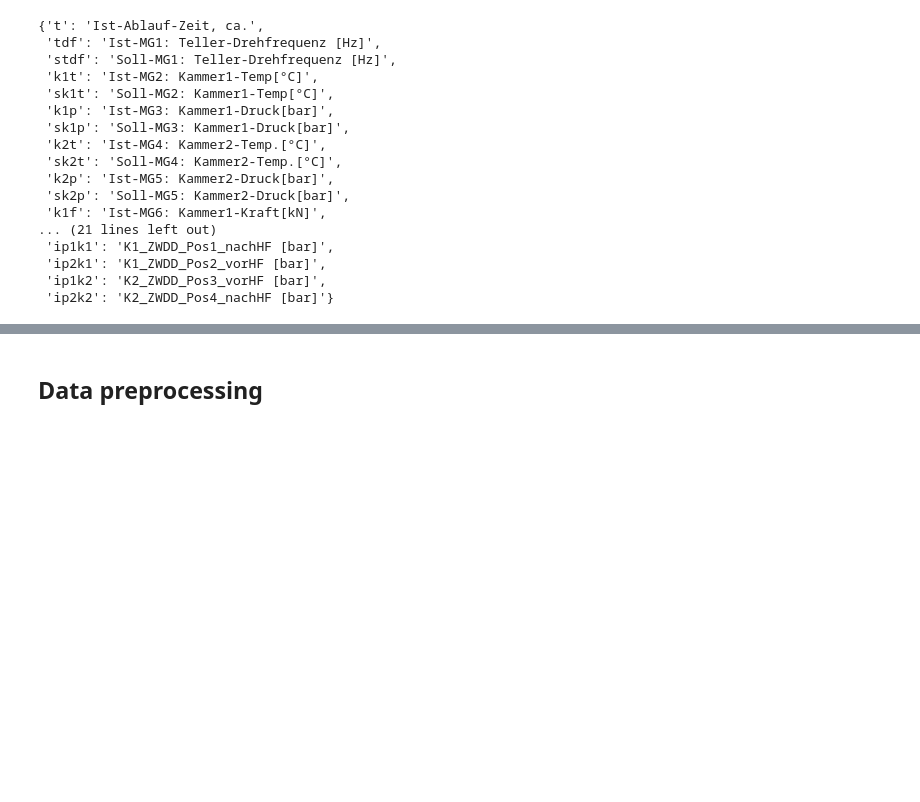
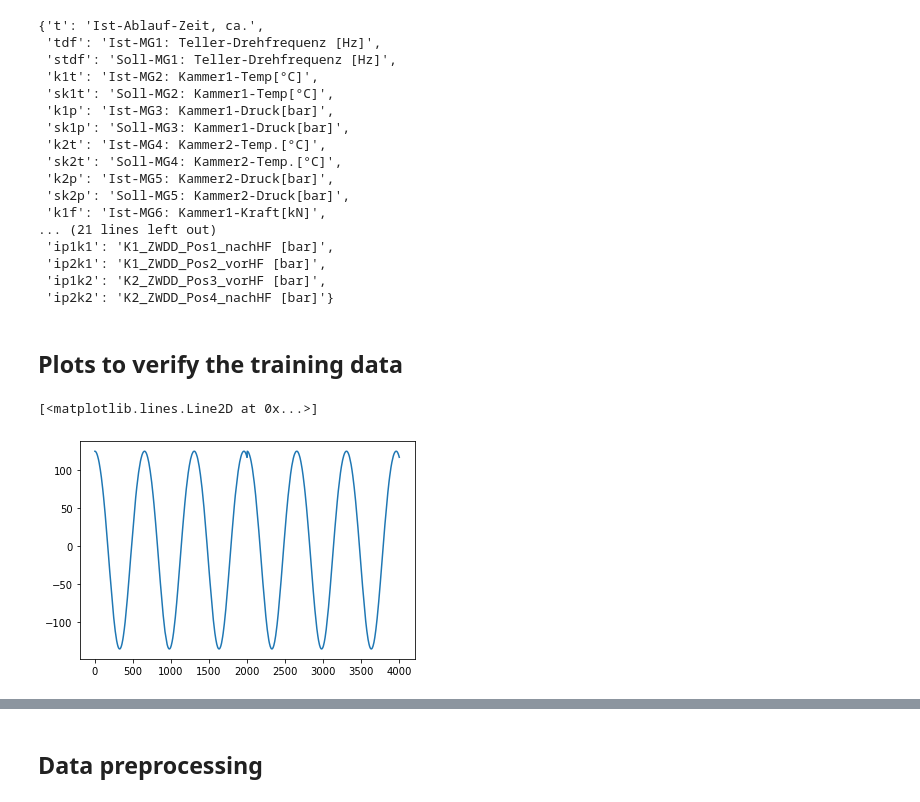
Before and after one commit to chen-xin-94/trelleborg, a Jupyter notebook: Training.ipynb, the cells around one changed output, grey strips where cells are left out. Cells and saved outputs as stored; diff of their text form; code cells hidden in the pictures; blank space fills up the shorter version.

Commit message:
add plots to verify the training data before preprocessing

```diff
--- a/Training.ipynb
+++ b/Training.ipynb
@@ -84,3 +84,11 @@ json.loads(f.attrs["name_lookup_rev"])
  'ip2k1': 'K1_ZWDD_Pos2_vorHF [bar]',
  'ip1k2': 'K2_ZWDD_Pos3_vorHF [bar]',
  'ip2k2': 'K2_ZWDD_Pos4_nachHF [bar]'}
+# %% [markdown]
+## Plots to verify the training data
+# %%
+# y_test is not a sine wave because it's out of order and normalized.
+plt.plot(y[-2000:])
+# %% [output]
+[<matplotlib.lines.Line2D at 0x...>]
+[figure, added]
```
Also changed, not shown: parts of 11 cells of this notebook.
